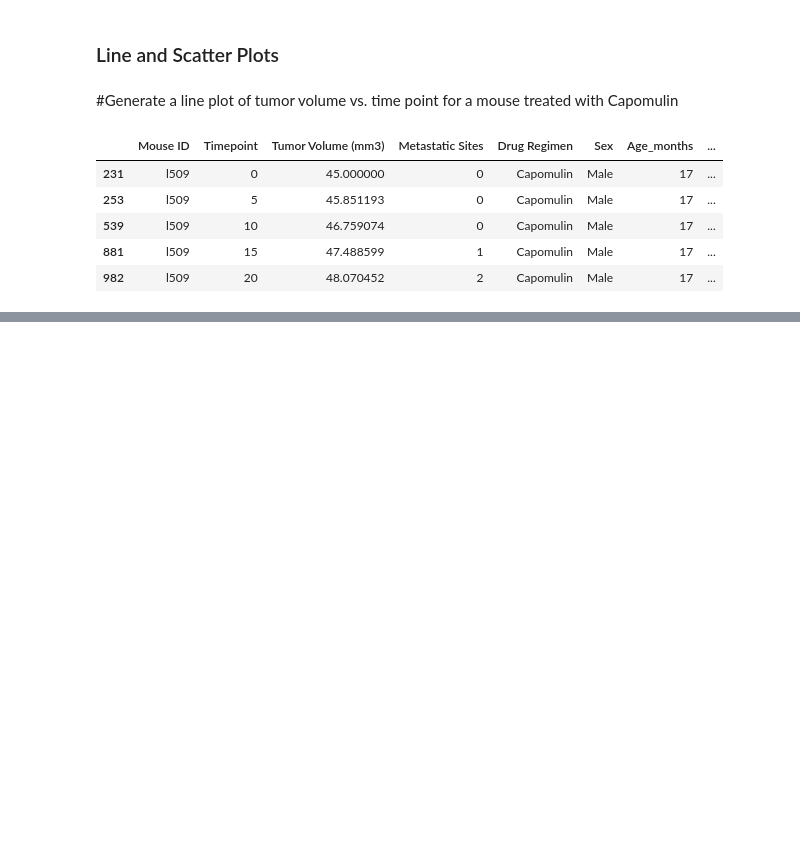
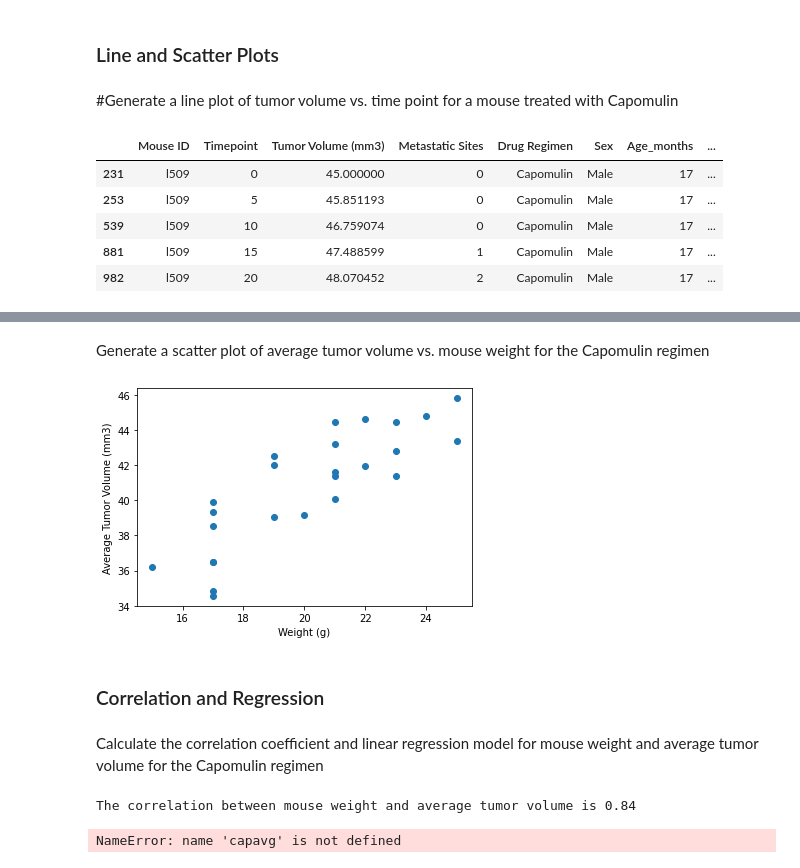
Before and after one commit to leilazintsem/Matplotlib-Challenge, a Jupyter notebook: Pymaceuticals/Main.ipynb, the cells around one changed output, grey strips where cells are left out. Saved outputs shown, nothing was run; the diff lists cells and outputs as text; code cells hidden in the pictures; blank space fills up the shorter version.

```diff
--- a/Pymaceuticals/Main.ipynb
+++ b/Pymaceuticals/Main.ipynb
@@ -312,0 +327,34 @@ mouse_df.head()
+# %% [markdown]
+Generate a scatter plot of average tumor volume vs. mouse weight for the Capomulin regimen
+# %%
+# First grab all data for Capomulin drug
+Capomulin_df = clean_data.loc[clean_data["Drug Regimen"]== "Capomulin",:]
+Capomulin_df
+
+# Get the average of all data
+Capomulin_avg = Capomulin_df.groupby(['Mouse ID']).mean()
+Capomulin_avg
+
+# create scatter plot of average tumor volume and mouse weight
+plt.scatter(Capomulin_avg['Weight (g)'],Capomulin_avg['Tumor Volume (mm3)'])
+plt.xlabel('Weight (g)')
+plt.ylabel('Average Tumor Volume (mm3)')
+plt.savefig('scatterplot')
+plt.show()
+# %% [output]
+[figure, added]
+# %% [markdown]
+### Correlation and Regression
+# %% [markdown]
+Calculate the correlation coefficient and linear regression model
+for mouse weight and average tumor volume for the Capomulin regimen
+# %%
+correlation =round(st.pearsonr(Capomulin_avg['Weight (g)'],Capomulin_avg['Tumor Volume (mm3)'])[0],2)
+print(f"The correlation between mouse weight and average tumor volume is {correlation}")
+# %% [output]
+The correlation between mouse weight and average tumor volume is 0.84
+# %%
+model=st.linregress(Capomulin_avg['Weight (g)'],Capomulinvg['Tumor Volume (mm3)'])
+model
+# %% [output]
+NameError: name 'capavg' is not defined
```
Also changed, not shown: parts of 1 cell of this notebook, 1 other file.
